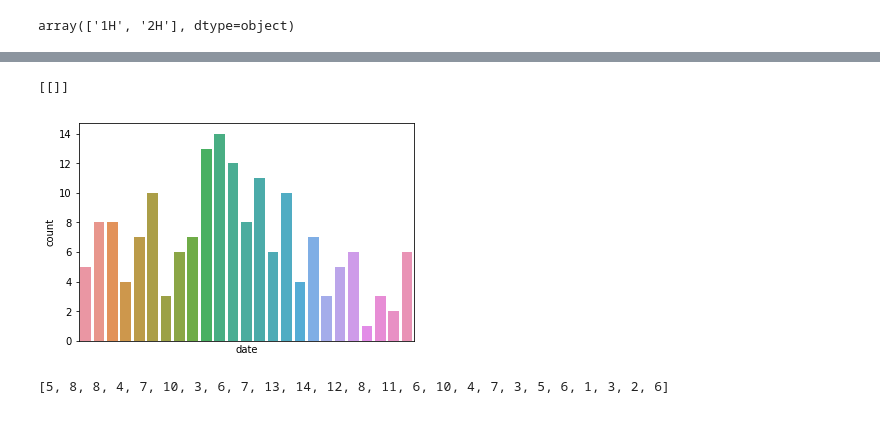
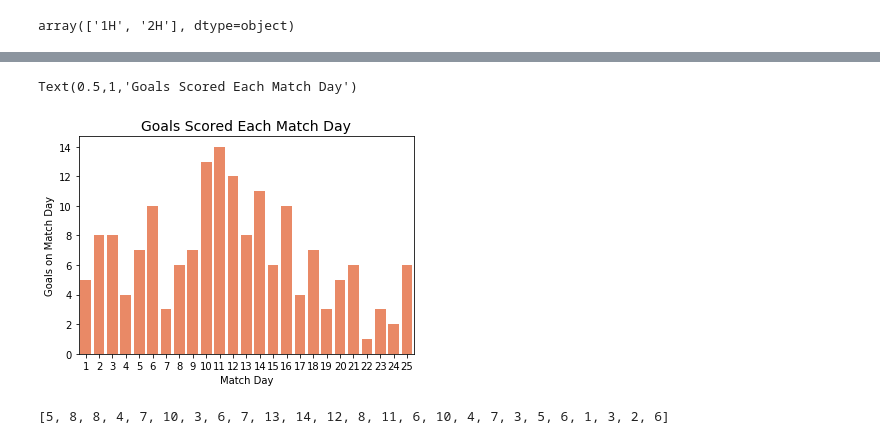
Before and after one commit to finnqiao/2018worldcup_viz, a Jupyter notebook: 2018_viz.ipynb, the cells around one changed output, grey strips where cells are left out. Drawn from its saved outputs; the diff is of its cells as text; code cells hidden in the pictures.

```diff
--- a/2018_viz.ipynb
+++ b/2018_viz.ipynb
@@ -355,12 +361,18 @@ sb.barplot(x=list(countries),y=list(avg), color = 'Coral')
-# %%
-%matplotlib inline
-
-ax = sb.countplot(data=goals_df, x='date')
-ax.set(xticks=[])
-# sb.distplot(goals_df['date'], hist_kws={'cumulative': True}, kde_kws={'cumulative': True})
-# %% [output]
-[[]]
-[figure, removed]
+# %%
+days = list(range(30))
+days.pop(0)
+
+
+%matplotlib inline
+
+ax = sb.countplot(data=goals_df, x='date', color = 'Coral')
+ax.set_xticklabels(days)
+plt.ylabel('Goals on Match Day')
+plt.xlabel('Match Day')
+plt.title('Goals Scored Each Match Day', fontsize = 14)
+# %% [output]
+Text(0.5,1,'Goals Scored Each Match Day')
+[figure, added]
 # %%
 date_goals = goals_df['date'].value_counts()
 # sb.distplot(goals_df['date'].value_counts(),
```
Also changed, not shown: parts of 15 cells of this notebook.
